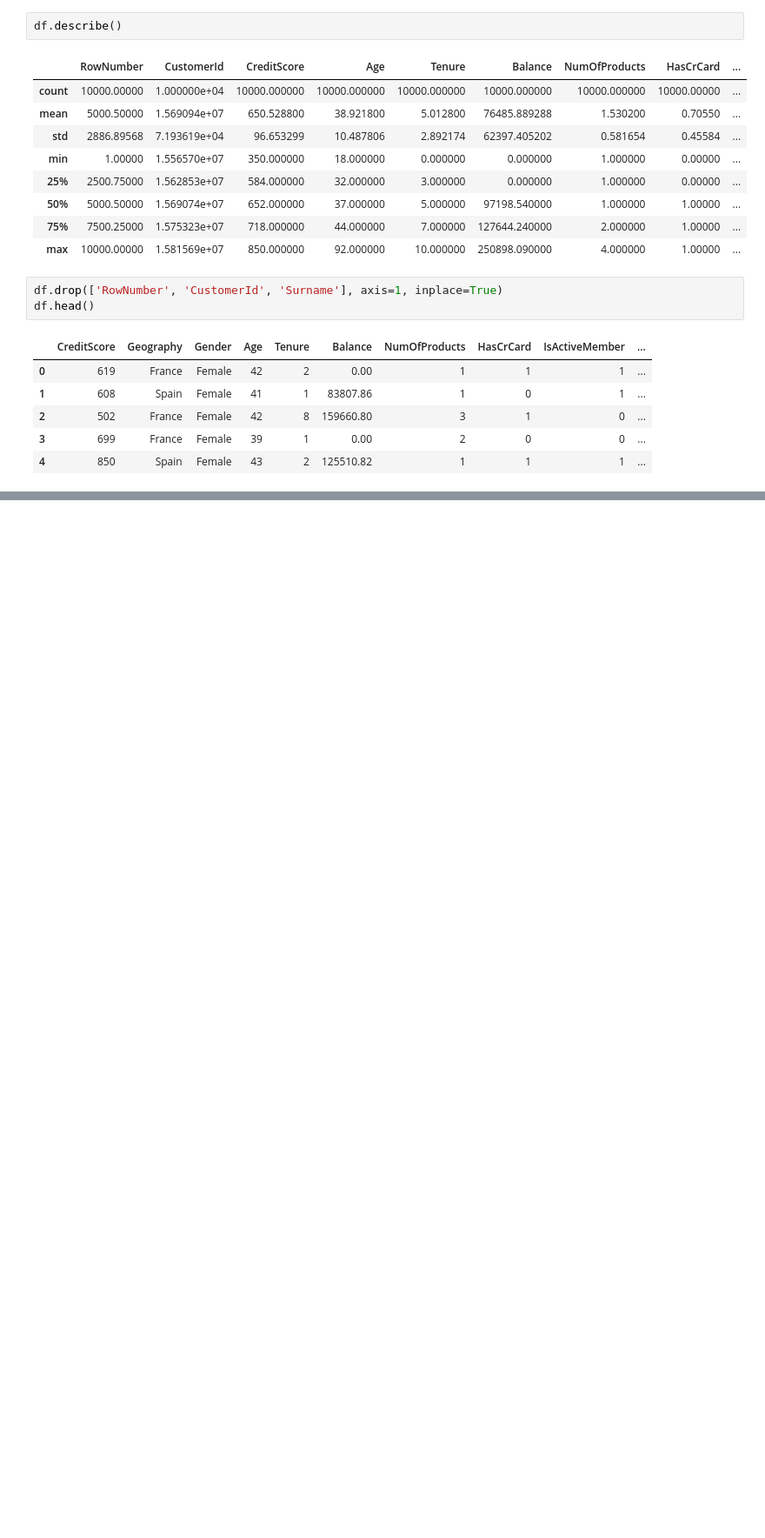
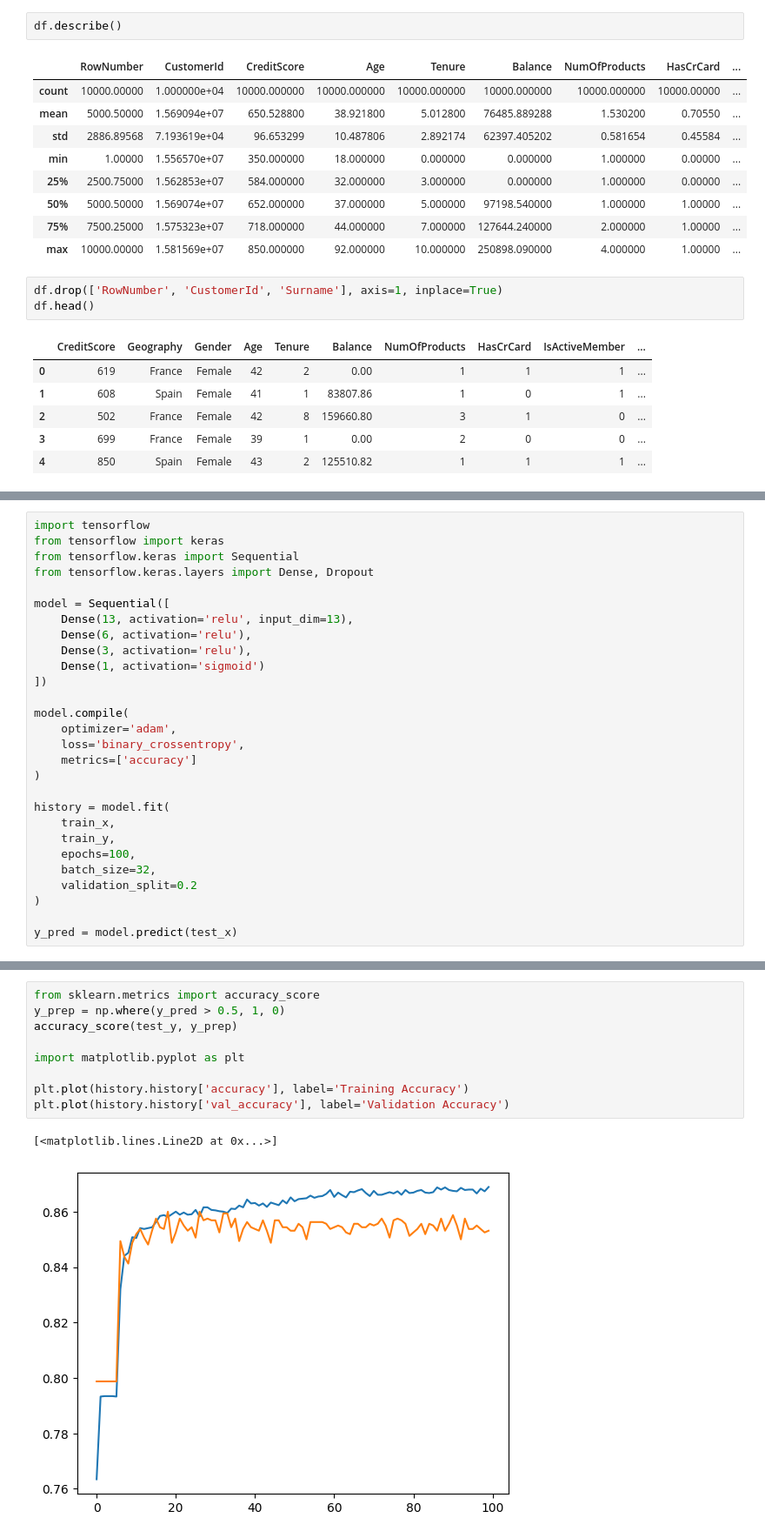
Before and after one commit to washim04x/DL-mini-project-churn-prediction, a Jupyter notebook: churn_prediction.ipynb, the cells around one changed output, grey strips where cells are left out. Shown at 87% size. Cells and saved outputs as stored; diff of their text form; blank space fills up the shorter version.

Commit message:
initial model

```diff
--- a/churn_prediction.ipynb
+++ b/churn_prediction.ipynb
@@ -55,0 +87,28 @@ df.head()
+# %%
+import tensorflow
+from tensorflow import keras
+from tensorflow.keras import Sequential
+from tensorflow.keras.layers import Dense, Dropout
+
+model = Sequential([
+    Dense(13, activation='relu', input_dim=13),
+    Dense(6, activation='relu'),
+    Dense(3, activation='relu'),
+    Dense(1, activation='sigmoid')
+])
+
+model.compile(
+    optimizer='adam',
+    loss='binary_crossentropy',
+    metrics=['accuracy']
+)
+
+history = model.fit(
+    train_x,
+    train_y,
+    epochs=100,
+    batch_size=32,
+    validation_split=0.2
+)
+
+y_pred = model.predict(test_x)
@@ -55,0 +135,12 @@ df.head()
+# %%
+from sklearn.metrics import accuracy_score
+y_prep = np.where(y_pred > 0.5, 1, 0)
+accuracy_score(test_y, y_prep)
+
+import matplotlib.pyplot as plt
+
+plt.plot(history.history['accuracy'], label='Training Accuracy')
+plt.plot(history.history['val_accuracy'], label='Validation Accuracy')
+# %% [output]
+[<matplotlib.lines.Line2D at 0x...>]
+[figure, added]
```
Also changed, not shown: parts of 5 cells of this notebook.
